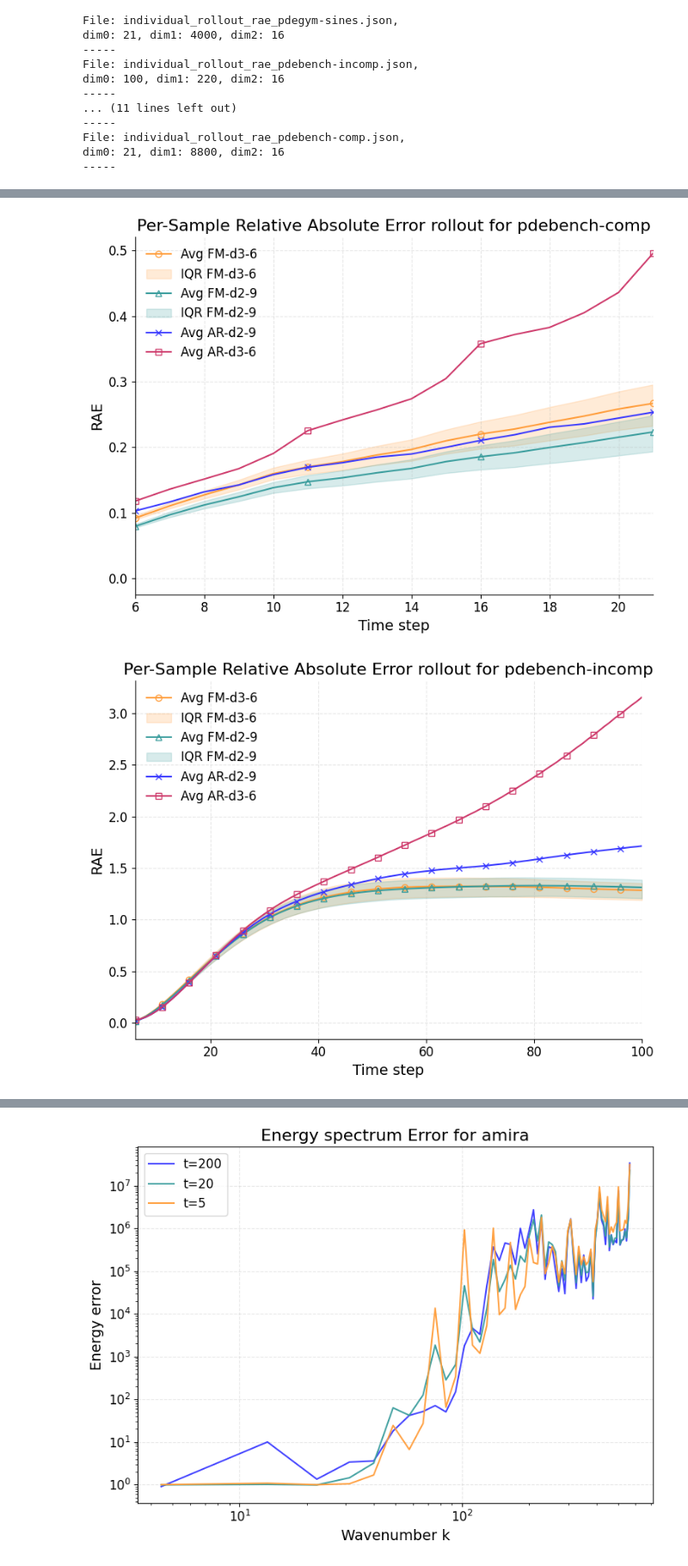
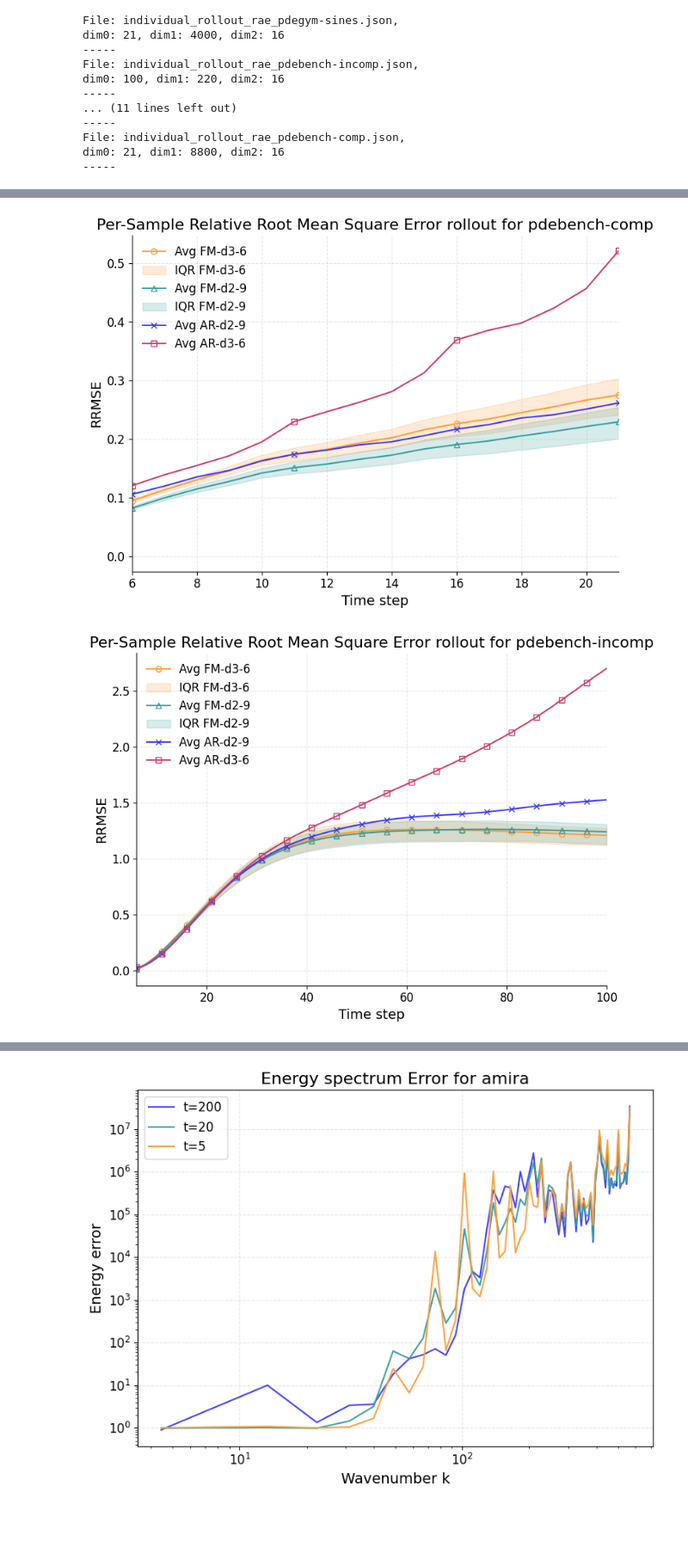
Before and after one commit to tpharmsen/FluidGPT, a Jupyter notebook: src/scripts/graphGeneration.ipynb, the cells around one changed output, grey strips where cells are left out. Shown at 86% size. Drawn from its saved outputs; the diff is of its cells as text; code cells hidden in the pictures; blank space fills up the shorter version.

```diff
--- a/src/scripts/graphGeneration.ipynb
+++ b/src/scripts/graphGeneration.ipynb
@@ -186,7 +186,7 @@ base_path_ar = "../../../FluidGPT_validation/final_data/MTT/ar-d2-9/ms_error/"
 base_path_ar2 = "../../../FluidGPT_validation/final_data/MTT/ar-d3-6/ms_error/"
 base_path_fm = "../../../FluidGPT_validation/final_data/FM/fm-d3-6/ms_error/"
 base_path_fm2 = "../../../FluidGPT_validation/final_data/FM/fm-d2-9/ms_error/"
-error_type = "rae"  # or "rrmse"
+error_type = "rrmse"  # or "rrmse"
 
 tb = 5
 linealpha = 1
@@ -221,32 +221,32 @@ for dataset_name in datasets_all:
     #compute the mean of the quantiles over axis 1
     q0 = np.mean(q0, axis=1)
     q25 = np.mean(q25, axis=1)
     q50 = np.mean(q50, axis=1)
     q75 = np.mean(q75, axis=1)
     q100 = np.mean(q100, axis=1)
     q0_2 = np.mean(q0_2, axis=1)
     q25_2 = np.mean(q25_2, axis=1)
     q50_2 = np.mean(q50_2, axis=1)
     q75_2 = np.mean(q75_2, axis=1)
     q100_2 = np.mean(q100_2, axis=1)
     xspace = np.arange(1, data_ar.shape[0]+1)
     ax.plot(xspace, avg_fm, 'o-', color=colors[0], alpha=linealpha, label='Avg FM-d3-6', markevery=5, linewidth=linewidth)
     plt.fill_between(xspace, q25, q75, color=colors[0], alpha=distralpha, label='IQR FM-d3-6')
     ax.plot(xspace, avg_fm2, '^-', color=colors[1], alpha=linealpha, label='Avg FM-d2-9', markevery=5, linewidth=linewidth)
     plt.fill_between(xspace, q25_2, q75_2, color=colors[1], alpha=distralpha, label='IQR FM-d2-9')
     ax.plot(xspace, avg_ar, 'x-', color=colors[2], alpha=linealpha, label='Avg AR-d2-9', markevery=5, linewidth=linewidth)
     ax.plot(xspace, avg_ar2, 's-', color=colors[3], alpha=linealpha, label='Avg AR-d3-6', markevery=5, linewidth=linewidth)
 
     ax.set_xlabel("Time step")
     ax.set_ylabel(f"{error_type.upper()}")
     ax.set_title(f"{error_type_str[error_type]} rollout for {dataset_name}")
     ax.legend(loc='upper left')
 
     ax.set_xlim(6, data_ar.shape[0])
     plt.tight_layout()
 
     plt.savefig(f"../../../FluidGPT_validation/msgraph_{dataset_name}_{error_type}.png", dpi=300)
     plt.show()
 # %% [output]
-[figure, old version]
+[figure, new version]
-[figure, old version]
+[figure, new version]
```
Also changed, not shown: parts of 2 cells of this notebook, 5 other files.
